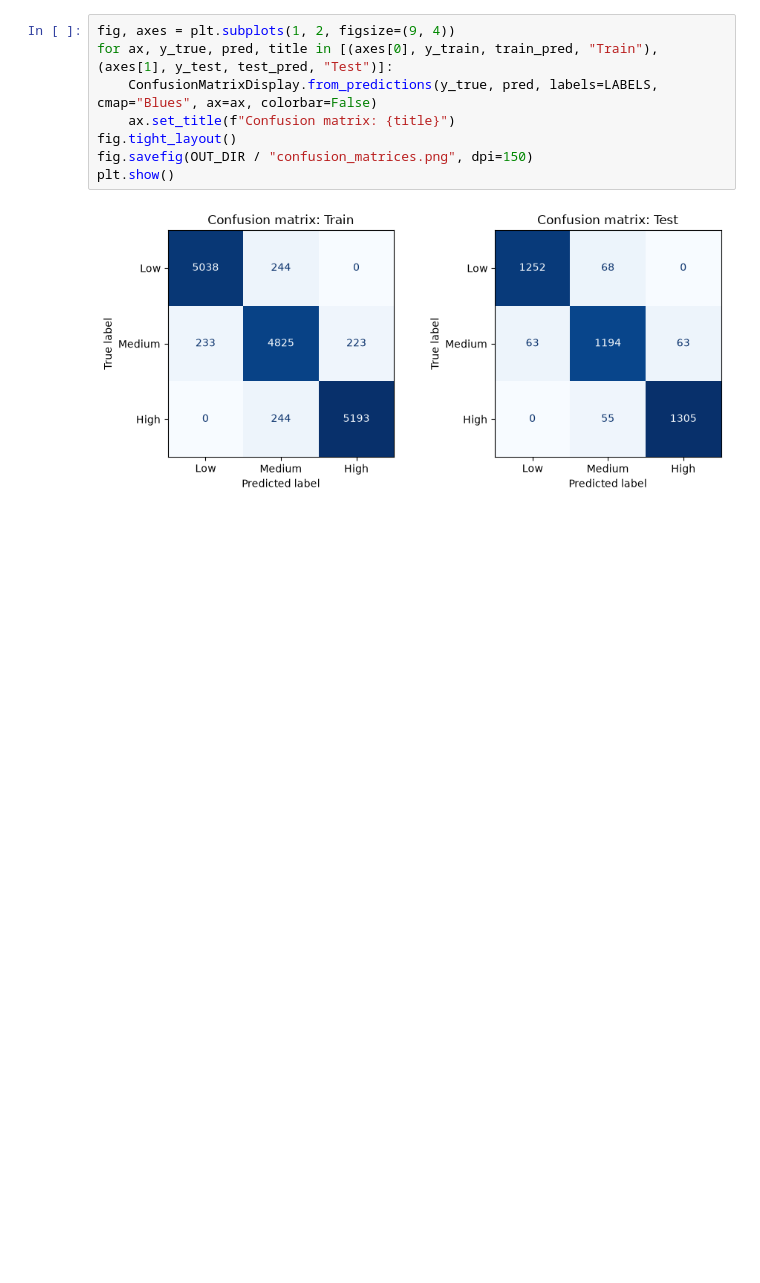
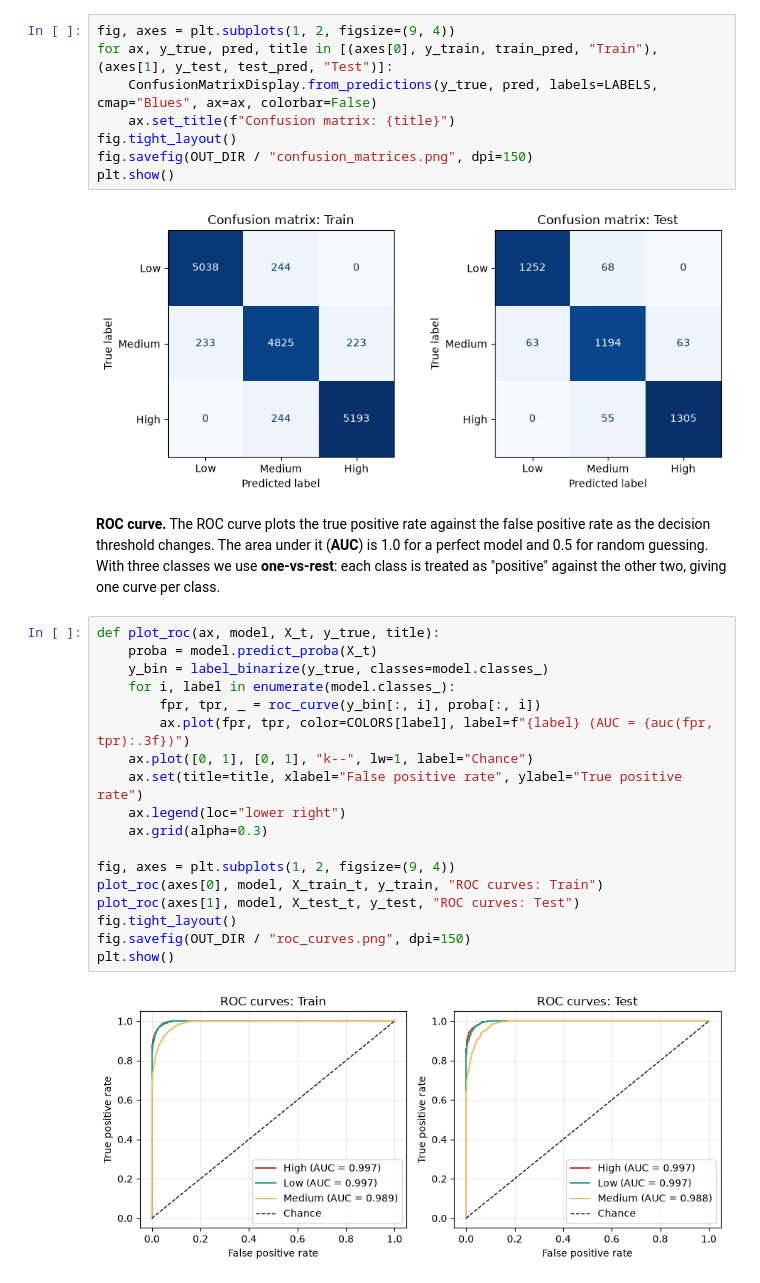
Before and after one commit to Shreyas-IITRPR/AI-Layoff-Risk-Predictor, a Jupyter notebook: ai101_team28.ipynb, the cells around one changed output. Saved outputs shown, nothing was run; the diff lists cells and outputs as text; blank space fills up the shorter version.

Commit message:
Add ROC curves

```diff
--- a/ai101_team28.ipynb
+++ b/ai101_team28.ipynb
@@ -325,3 +325,25 @@ fig.savefig(OUT_DIR / "confusion_matrices.png", dpi=150)
 plt.show()
 # %% [output]
 [figure]
+# %% [markdown]
+**ROC curve.** The ROC curve plots the true positive rate against the false positive rate as the decision threshold changes. The area under it (**AUC**) is 1.0 for a perfect model and 0.5 for random guessing. With three classes we use **one-vs-rest**: each class is treated as "positive" against the other two, giving one curve per class.
+# %%
+def plot_roc(ax, model, X_t, y_true, title):
+    proba = model.predict_proba(X_t)
+    y_bin = label_binarize(y_true, classes=model.classes_)
+    for i, label in enumerate(model.classes_):
+        fpr, tpr, _ = roc_curve(y_bin[:, i], proba[:, i])
+        ax.plot(fpr, tpr, color=COLORS[label], label=f"{label} (AUC = {auc(fpr, tpr):.3f})")
+    ax.plot([0, 1], [0, 1], "k--", lw=1, label="Chance")
+    ax.set(title=title, xlabel="False positive rate", ylabel="True positive rate")
+    ax.legend(loc="lower right")
+    ax.grid(alpha=0.3)
+
+fig, axes = plt.subplots(1, 2, figsize=(9, 4))
+plot_roc(axes[0], model, X_train_t, y_train, "ROC curves: Train")
+plot_roc(axes[1], model, X_test_t, y_test, "ROC curves: Test")
+fig.tight_layout()
+fig.savefig(OUT_DIR / "roc_curves.png", dpi=150)
+plt.show()
+# %% [output]
+[figure, added]
```
Also changed, not shown: 1 other file.
